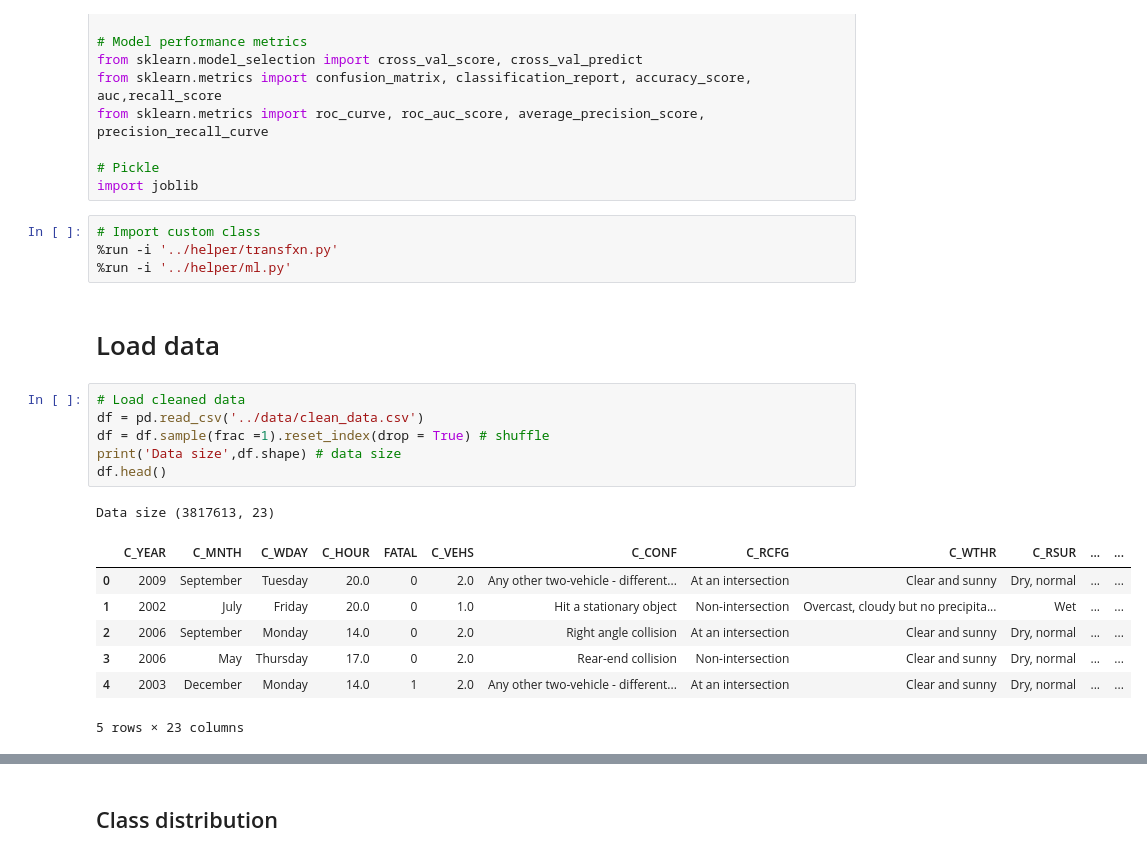
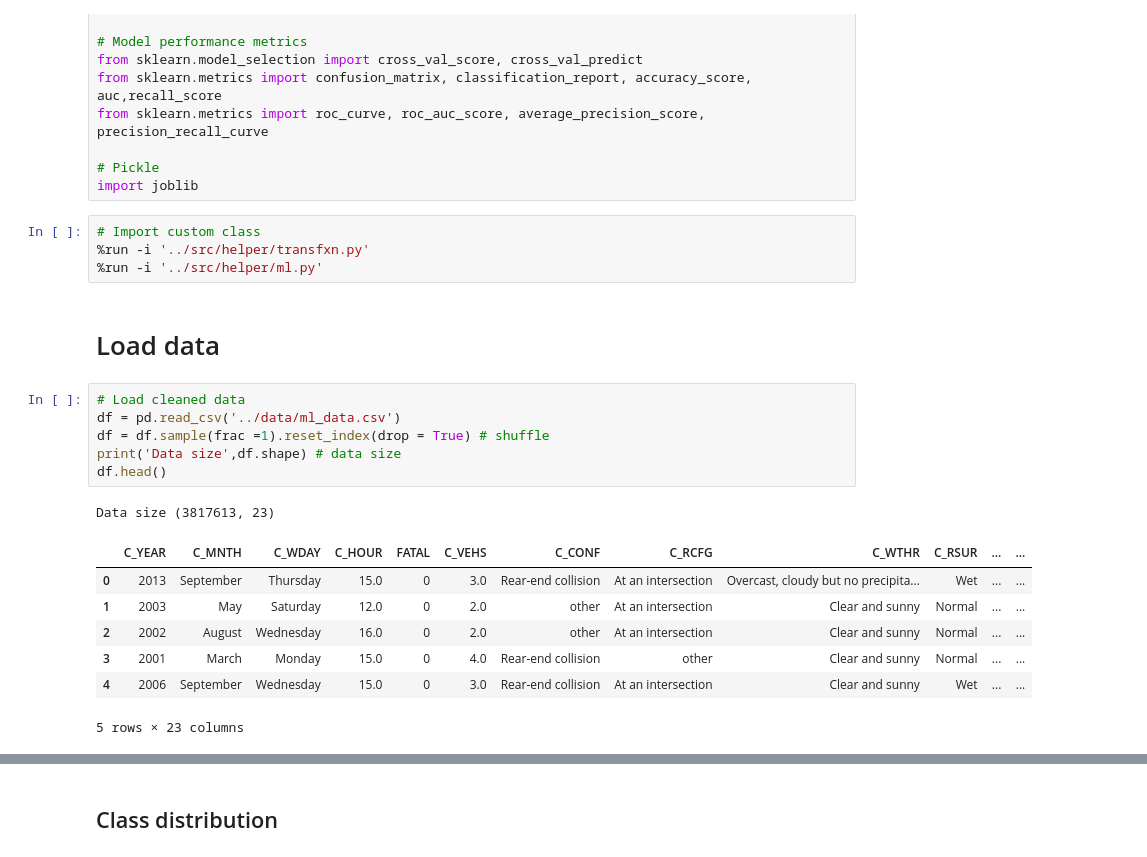
Before and after one commit to Owerre/imbalanced-learning, a Jupyter notebook: canada-collision/notebooks/05-ml.ipynb, the cells around one changed output, grey strips where cells are left out. Saved outputs shown, nothing was run; the diff lists cells and outputs as text.

```diff
--- a/canada-collision/notebooks/04-ml.ipynb
+++ b/canada-collision/notebooks/05-ml.ipynb
@@ -46,22 +46,22 @@ from sklearn.metrics import roc_curve, roc_auc_score, average_precision_score, p
 import joblib
 # %%
 # Import custom class
-%run -i '../helper/transfxn.py'
-%run -i '../helper/ml.py'
+%run -i '../src/helper/transfxn.py'
+%run -i '../src/helper/ml.py'
 # %% [markdown]
 # Load data
 # %%
 # Load cleaned data
-df = pd.read_csv('../data/clean_data.csv')
+df = pd.read_csv('../data/ml_data.csv')
 df = df.sample(frac =1).reset_index(drop = True) # shuffle
 print('Data size',df.shape) # data size
 df.head()
 # %% [output]
 Data size (3817613, 23)
 |  | C_YEAR | C_MNTH | C_WDAY | C_HOUR | FATAL | C_VEHS | C_CONF | C_RCFG | C_WTHR | C_RSUR | ... | ... |
-| 0 | 2009 | September | Tuesday | 20.0 | 0 | 2.0 | Any other two-vehicle - different... | At an intersection | Clear and sunny | Dry, normal | ... | ... |
-| 1 | 2002 | July | Friday | 20.0 | 0 | 1.0 | Hit a stationary object | Non-intersection | Overcast, cloudy but no precipita... | Wet | ... | ... |
-| 2 | 2006 | September | Monday | 14.0 | 0 | 2.0 | Right angle collision | At an intersection | Clear and sunny | Dry, normal | ... | ... |
-| 3 | 2006 | May | Thursday | 17.0 | 0 | 2.0 | Rear-end collision | Non-intersection | Clear and sunny | Dry, normal | ... | ... |
-| 4 | 2003 | December | Monday | 14.0 | 1 | 2.0 | Any other two-vehicle - different... | At an intersection | Clear and sunny | Dry, normal | ... | ... |
+| 0 | 2013 | September | Thursday | 15.0 | 0 | 3.0 | Rear-end collision | At an intersection | Overcast, cloudy but no precipita... | Wet | ... | ... |
+| 1 | 2003 | May | Saturday | 12.0 | 0 | 2.0 | other | At an intersection | Clear and sunny | Normal | ... | ... |
+| 2 | 2002 | August | Wednesday | 16.0 | 0 | 2.0 | other | At an intersection | Clear and sunny | Normal | ... | ... |
+| 3 | 2001 | March | Monday | 15.0 | 0 | 4.0 | Rear-end collision | other | Clear and sunny | Normal | ... | ... |
+| 4 | 2006 | September | Wednesday | 15.0 | 0 | 3.0 | Rear-end collision | At an intersection | Clear and sunny | Wet | ... | ... |
 5 rows × 23 columns
```
Also changed, not shown: parts of 32 cells of this notebook, 31 other files.
